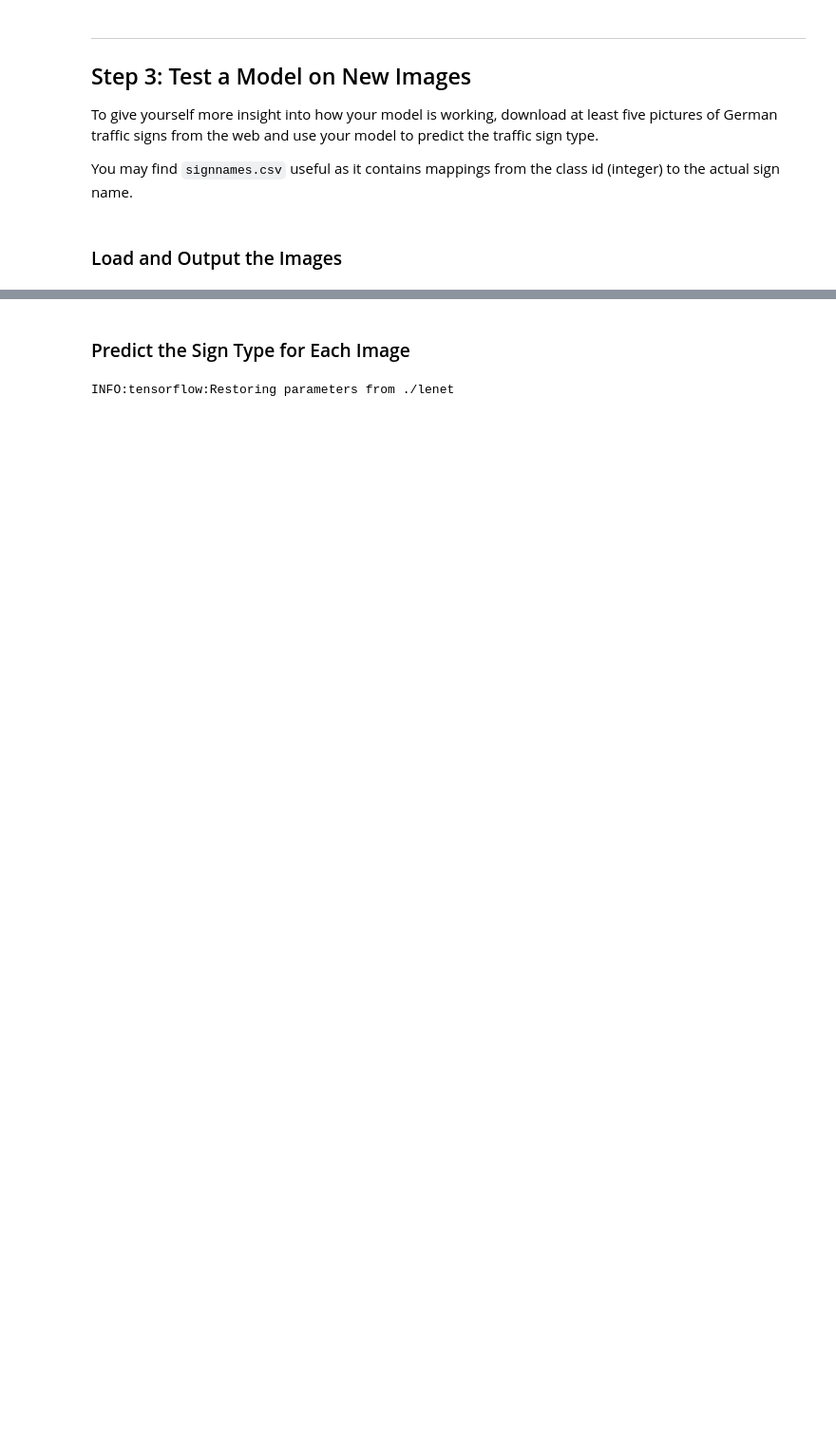
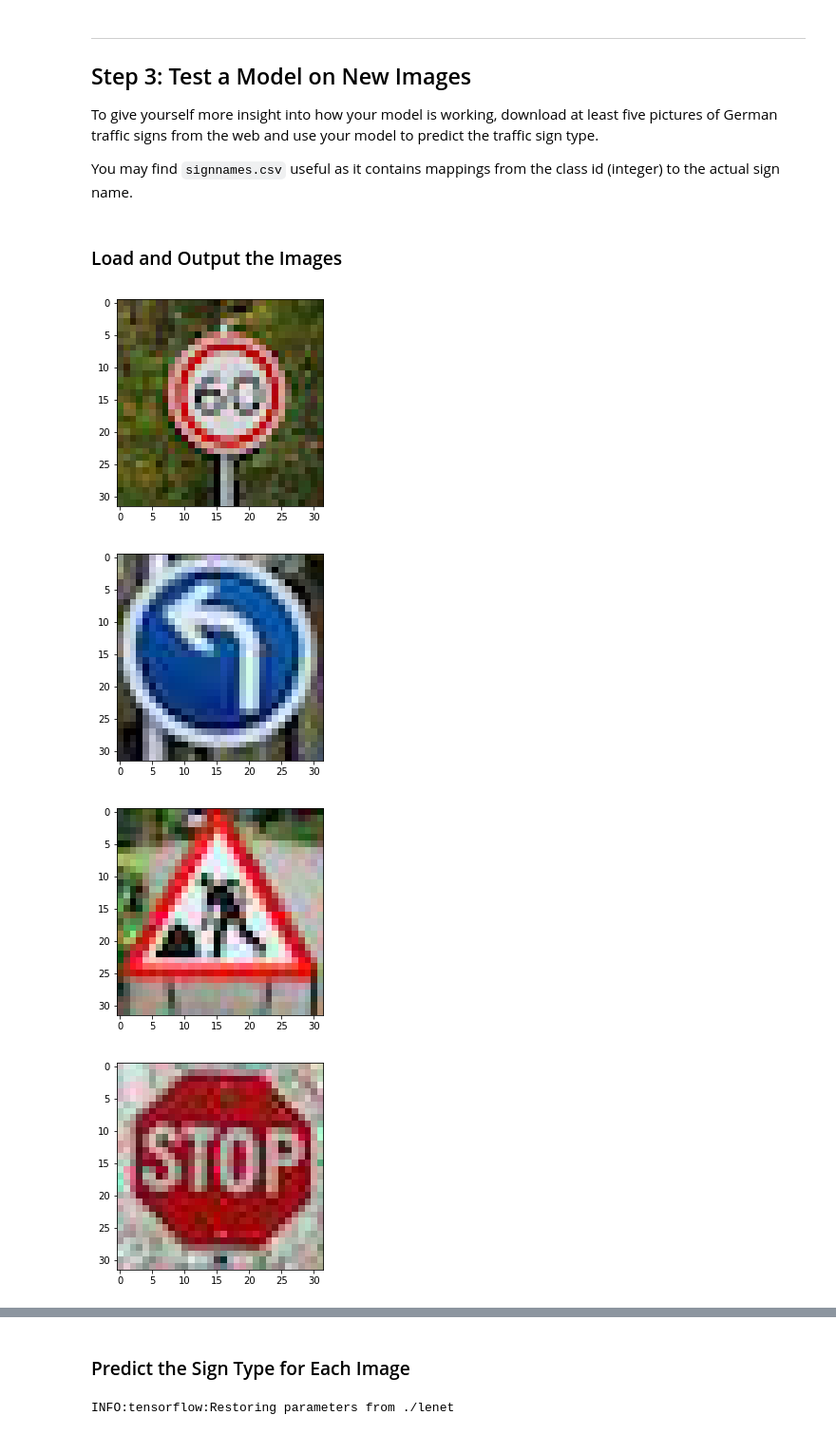
Before and after one commit to manika1511/self_driving_car_nd, a Jupyter notebook: term1/CarND-Traffic-Sign-Classifier-Project-Solution/Traffic_Sign_Classifier.ipynb, the cells around one changed output, grey strips where cells are left out. Shown at 95% size. Cells and saved outputs as stored; diff of their text form; code cells hidden in the pictures; blank space fills up the shorter version.

```diff
--- a/term1/CarND-Traffic-Sign-Classifier-Project-Solution/Traffic_Sign_Classifier.ipynb
+++ b/term1/CarND-Traffic-Sign-Classifier-Project-Solution/Traffic_Sign_Classifier.ipynb
@@ -241,9 +415,10 @@ def LeNet(x):
 # %%
-EPOCHS = 10
-BATCH_SIZE = 128
+EPOCHS = 15
+BATCH_SIZE = 170
 
-x = tf.placeholder(tf.float32, (None, 32, 32, 3))
+x = tf.placeholder(tf.float32, (None, 32, 32, 1))
 y = tf.placeholder(tf.int32, (None))
+keep_prob = tf.placeholder(tf.float32)
 one_hot_y = tf.one_hot(y, 43)
 # %% [markdown]
 ### Train, Validate and Test the Model
@@ -257,8 +432,9 @@ sets imply underfitting. A high accuracy on the training set but low accuracy on
 ### the accuracy on the test set should be calculated and reported as well.
 ### Feel free to use as many code cells as needed.
 
-rate = 0.001
+rate = 0.003
 
+# logits = LeNet(x)
 logits = LeNet(x)
 cross_entropy = tf.nn.softmax_cross_entropy_with_logits(labels=one_hot_y, logits=logits)
 loss_operation = tf.reduce_mean(cross_entropy)
@@ -277,7 +453,7 @@ def evaluate(X_data, y_data):
     sess = tf.get_default_session()
     for offset in range(0, num_examples, BATCH_SIZE):
         batch_x, batch_y = X_data[offset:offset+BATCH_SIZE], y_data[offset:offset+BATCH_SIZE]
-        accuracy = sess.run(accuracy_operation, feed_dict={x: batch_x, y: batch_y})
+        accuracy = sess.run(accuracy_operation, feed_dict={x: batch_x, y: batch_y, keep_prob: 1.0})
         total_accuracy += (accuracy * len(batch_x))
     return total_accuracy / num_examples
 # %%
@@ -285,18 +461,18 @@ from sklearn.utils import shuffle
 
 with tf.Session() as sess:
     sess.run(tf.global_variables_initializer())
-    num_examples = len(X_train)
+    num_examples = len(X_train_aug)
 
     print("Training...")
     print()
     for i in range(EPOCHS):
-        X_train, y_train = shuffle(X_train, y_train)
+        X_train, y_train = shuffle(X_train_aug, y_train_aug)
         for offset in range(0, num_examples, BATCH_SIZE):
             end = offset + BATCH_SIZE
             batch_x, batch_y = X_train[offset:end], y_train[offset:end]
-            sess.run(training_operation, feed_dict={x: batch_x, y: batch_y})
+            sess.run(training_operation, feed_dict={x: batch_x, y: batch_y, keep_prob: 0.7})
 
-        validation_accuracy = evaluate(X_valid, y_valid)
+        validation_accuracy = evaluate(X_valid_norm, y_valid)
         print("EPOCH {} ...".format(i+1))
         print("Validation Accuracy = {:.3f}".format(validation_accuracy))
         print()
@@ -334,24 +512,25 @@ You may find `signnames.csv` useful as it contains mappings from the class id (i
 # %%
 ### Load the images and plot them here.
 ### Feel free to use as many code cells as needed.
 import os
 import matplotlib.image as mpimg
 from scipy.misc import imresize
 
-# samplePics = os.listdir("sample/")
-# # Drop the mac's created '.DS_Store' file
-# samplePics = samplePics[1:6]
+samplePics = os.listdir("sample/")
+# Drop the mac's created '.DS_Store' file
+samplePics = samplePics[1:6]
 
 # Show the images, add to a list to process for classifying
-# samplePicsPixels = []
-# for i in samplePics:
-#     i = 'sample/' + i
-#     image = mpimg.imread(i)
-#     image = imresize(image, (32,32,3), interp='bilinear', mode=None)
-#     samplePicsPixels.append(image)
-#     plt.imshow(image)
-#     plt.show()
 samplePicsPixels = []
-image = mpimg.imread("add_pics/left_turn.jpeg")
-image = imresize(image, (32,32,3), interp='bilinear', mode=None)
-samplePicsPixels.append(image)
+for i in samplePics:
+    i = 'sample/' + i
+    image = mpimg.imread(i)
+    image = imresize(image, (32,32,3), interp='bilinear', mode=None)
+    samplePicsPixels.append(grayScale(image))
+    plt.imshow(image)
+    plt.show()
+# %% [output]
+[figure, added]
+[figure, added]
+[figure, added]
+[figure, added]
```
Also changed, not shown: parts of 20 cells of this notebook.
